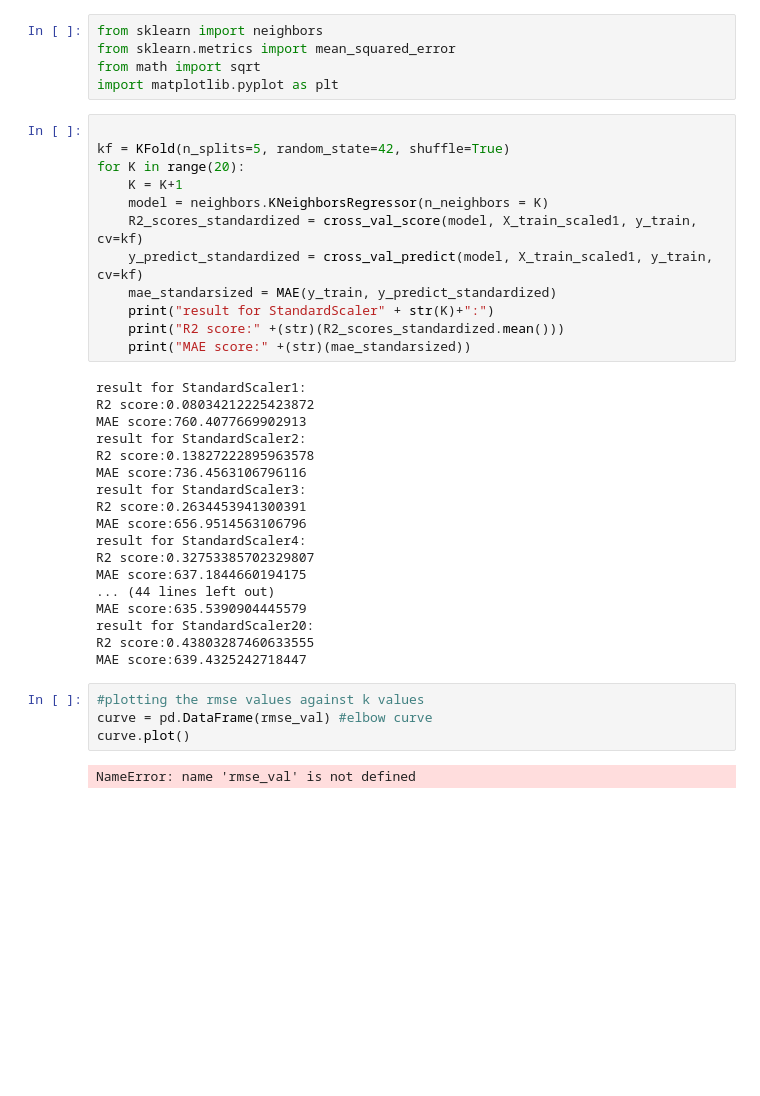
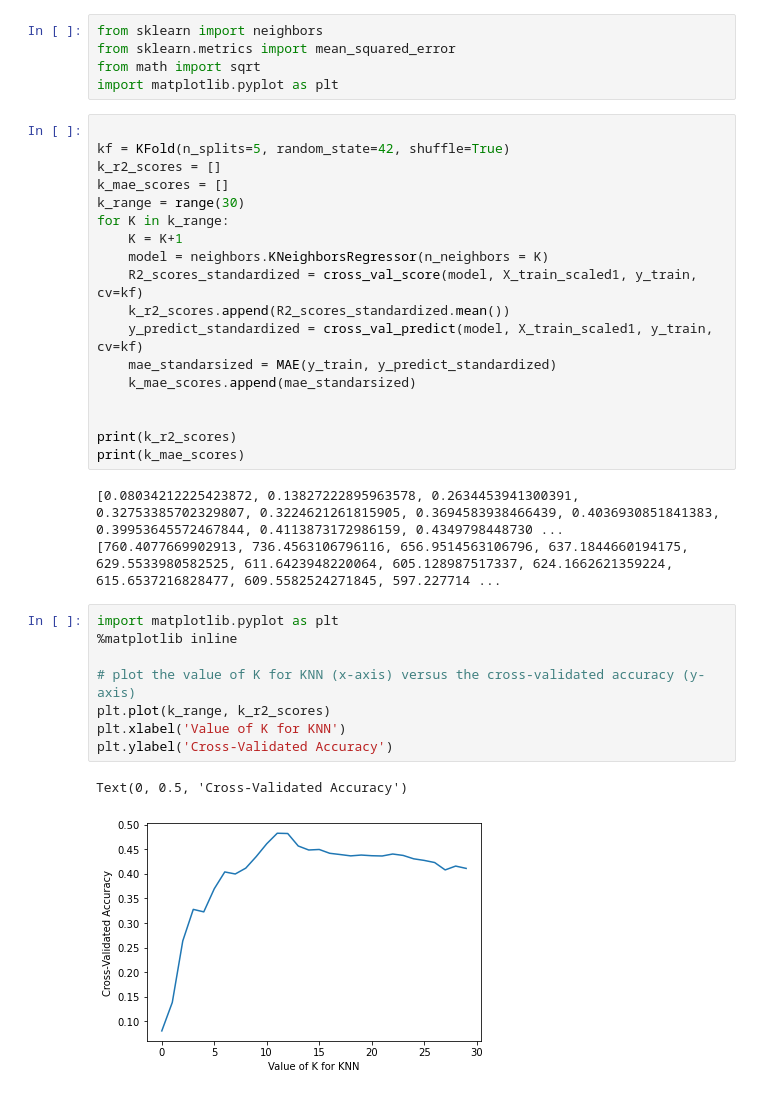
Before and after one commit to yeelacitron/Data-science-project, a Jupyter notebook: web scraping project.ipynb, the cells around one changed output. Cells and saved outputs as stored; diff of their text form; blank space fills up the shorter version.

```diff
--- a/web scraping project.ipynb
+++ b/web scraping project.ipynb
@@ -1394,36 +1402,32 @@ import matplotlib.pyplot as plt
 # %%
 
 kf = KFold(n_splits=5, random_state=42, shuffle=True)
-for K in range(20):
+k_r2_scores = []
+k_mae_scores = []
+k_range = range(30)
+for K in k_range:
     K = K+1
     model = neighbors.KNeighborsRegressor(n_neighbors = K)
     R2_scores_standardized = cross_val_score(model, X_train_scaled1, y_train, cv=kf)
+    k_r2_scores.append(R2_scores_standardized.mean())
     y_predict_standardized = cross_val_predict(model, X_train_scaled1, y_train, cv=kf)
     mae_standarsized = MAE(y_train, y_predict_standardized)
-    print("result for StandardScaler" + str(K)+":")
-    print("R2 score:" +(str)(R2_scores_standardized.mean()))
-    print("MAE score:" +(str)(mae_standarsized))
+    k_mae_scores.append(mae_standarsized)
+
+
+print(k_r2_scores)
+print(k_mae_scores)
 # %% [output]
-result for StandardScaler1:
-R2 score:0.08034212225423872
-MAE score:760.4077669902913
-result for StandardScaler2:
-R2 score:0.13827222895963578
-MAE score:736.4563106796116
-result for StandardScaler3:
-R2 score:0.2634453941300391
-MAE score:656.9514563106796
-result for StandardScaler4:
-R2 score:0.32753385702329807
-MAE score:637.1844660194175
-... (44 lines left out)
-MAE score:635.5390904445579
-result for StandardScaler20:
-R2 score:0.43803287460633555
-MAE score:639.4325242718447
+[0.08034212225423872, 0.13827222895963578, 0.2634453941300391, 0.32753385702329807, 0.3224621261815905, 0.3694583938466439, 0.4036930851841383, 0.39953645572467844, 0.4113873172986159, 0.4349798448730 ...
+[760.4077669902913, 736.4563106796116, 656.9514563106796, 637.1844660194175, 629.5533980582525, 611.6423948220064, 605.128987517337, 624.1662621359224, 615.6537216828477, 609.5582524271845, 597.227714 ...
 # %%
-#plotting the rmse values against k values
-curve = pd.DataFrame(rmse_val) #elbow curve
-curve.plot()
+import matplotlib.pyplot as plt
+%matplotlib inline
+
+# plot the value of K for KNN (x-axis) versus the cross-validated accuracy (y-axis)
+plt.plot(k_range, k_r2_scores)
+plt.xlabel('Value of K for KNN')
+plt.ylabel('Cross-Validated Accuracy')
 # %% [output]
-NameError: name 'rmse_val' is not defined
+Text(0, 0.5, 'Cross-Validated Accuracy')
+[figure, added]
```
Also changed, not shown: parts of 21 cells of this notebook.
